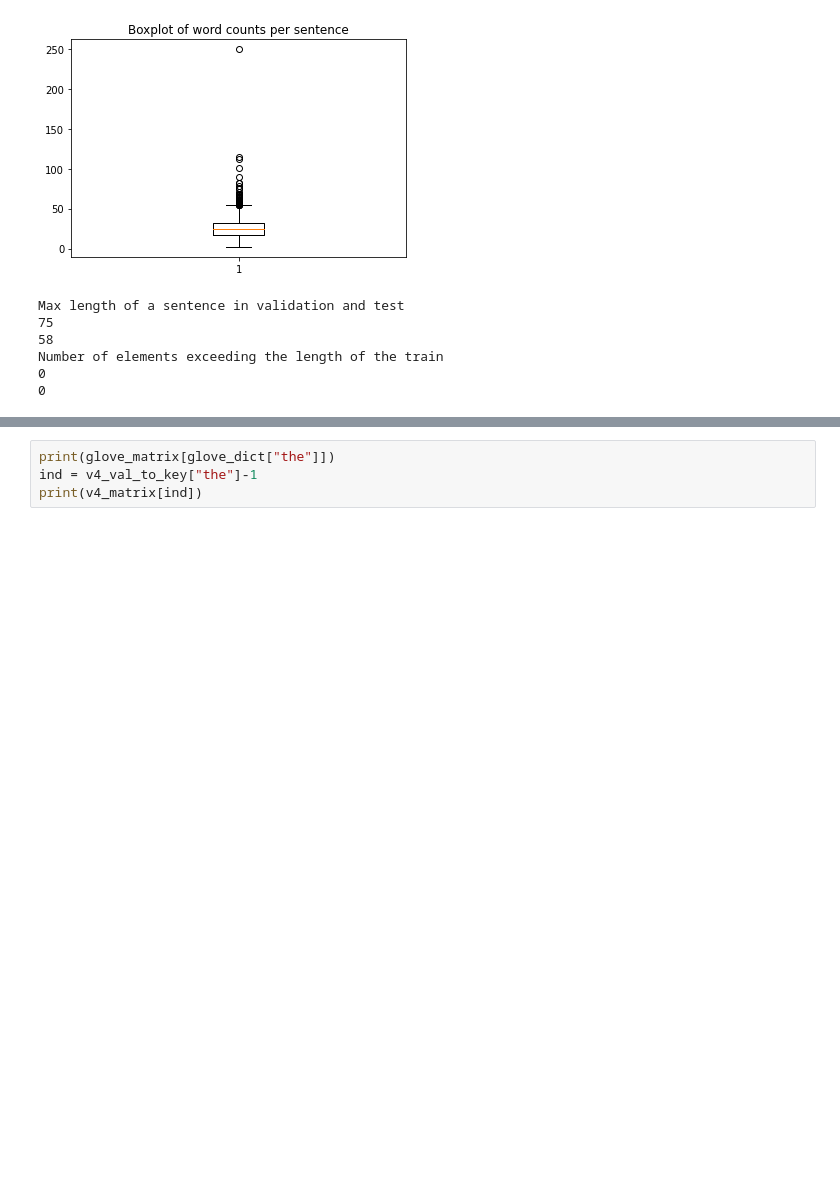
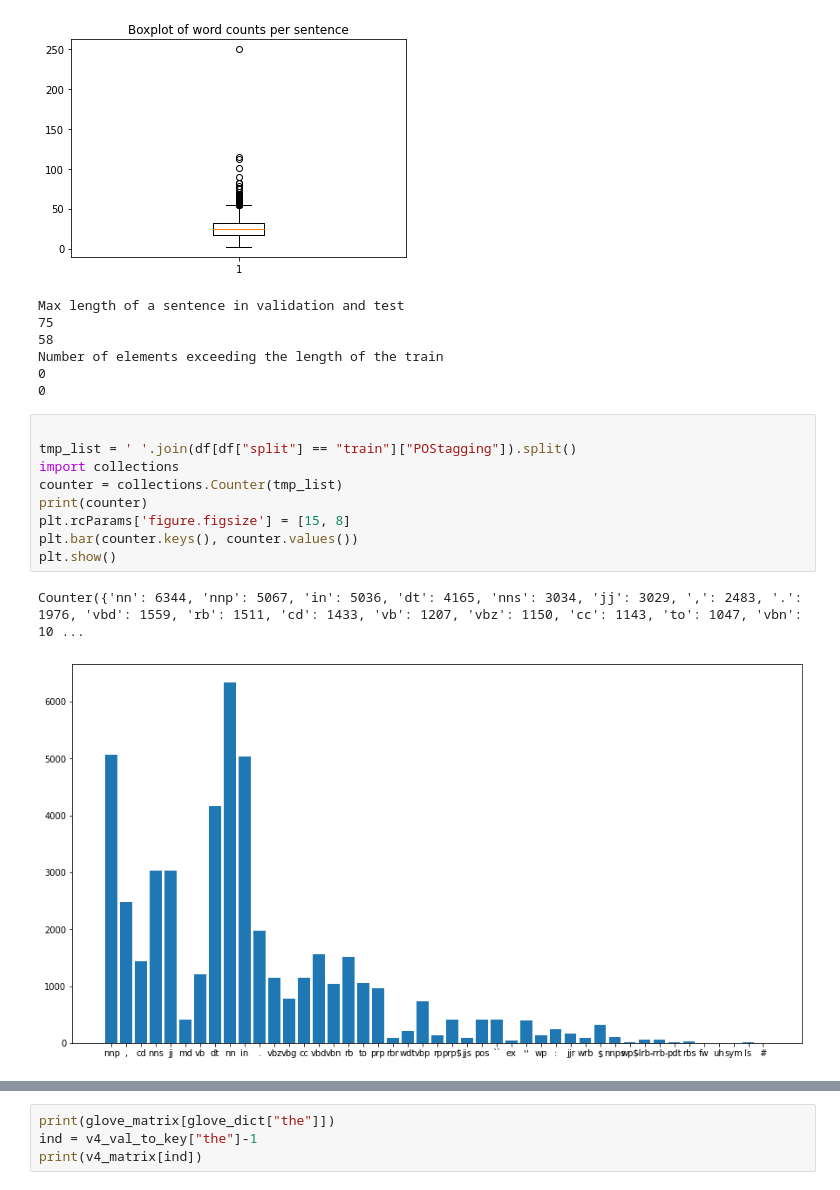
Before and after one commit to NoLogicPlease/pos_tagging, a Jupyter notebook: Assignment1.ipynb, the cells around one changed output, grey strips where cells are left out. Cells and saved outputs as stored; diff of their text form; blank space fills up the shorter version.

```diff
--- a/Assignment1.ipynb
+++ b/Assignment1.ipynb
@@ -536,6 +544,18 @@ Max length of a sentence in validation and test
 Number of elements exceeding the length of the train
 0
 0
+# %%
+
+tmp_list = ' '.join(df[df["split"] == "train"]["POStagging"]).split()
+import collections
+counter = collections.Counter(tmp_list)
+print(counter)
+plt.rcParams['figure.figsize'] = [15, 8]
+plt.bar(counter.keys(), counter.values())
+plt.show()
+# %% [output]
+Counter({'nn': 6344, 'nnp': 5067, 'in': 5036, 'dt': 4165, 'nns': 3034, 'jj': 3029, ',': 2483, '.': 1976, 'vbd': 1559, 'rb': 1511, 'cd': 1433, 'vb': 1207, 'vbz': 1150, 'cc': 1143, 'to': 1047, 'vbn': 10 ...
+[figure, added]
 # %%
 print(np.unique(''.join(df['POStagging']).split()))
 print("Unique classes ",len(np.unique(''.join(df['POStagging']).split())))
```
Also changed, not shown: parts of 18 cells of this notebook, 1 other file.
